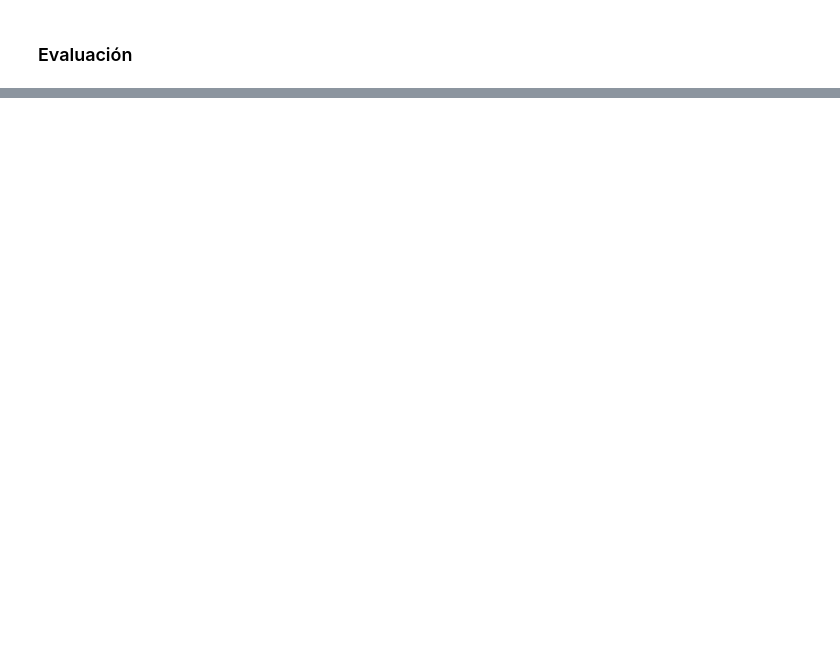
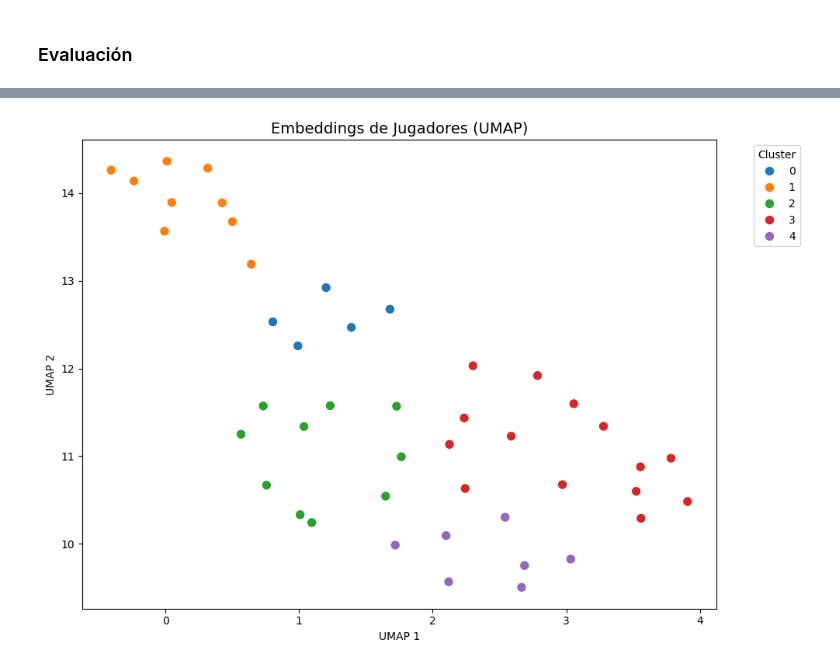
Before and after one commit to 212113114/ChessMatch-V2, a Jupyter notebook: clustering_gnn.ipynb, the cells around one changed output, grey strips where cells are left out. Drawn from its saved outputs; the diff is of its cells as text; code cells hidden in the pictures; blank space fills up the shorter version.

```diff
--- a/clustering_gnn.ipynb
+++ b/clustering_gnn.ipynb
@@ -510,0 +536,34 @@ df.to_csv("csvs/player_embeddings.csv", index=False)
+# %%
+jugadores = pd.read_csv("csvs/player_embeddings.csv")
+# %%
+jugadores['cluster'] = jugadores['player'].map(cluster_map)
+# Excluir la columna 'player' y 'cluster' para UMAP
+X = jugadores.drop(columns=['player', 'cluster'])
+
+# Reducir a 2D con UMAP
+reducer = umap.UMAP(random_state=42)
+embedding = reducer.fit_transform(X)
+
+# Crear nuevo DataFrame para graficar
+jugadores_umap = pd.DataFrame(embedding, columns=['UMAP_1', 'UMAP_2'])
+jugadores_umap['player'] = jugadores['player']
+jugadores_umap['cluster'] = jugadores['cluster']
+# %%
+plt.figure(figsize=(10, 7))
+sns.scatterplot(
+    data=jugadores_umap,
+    x='UMAP_1',
+    y='UMAP_2',
+    hue='cluster',
+    palette='tab10',
+    s=80
+)
+
+plt.title('Embeddings de Jugadores (UMAP)', fontsize=14)
+plt.xlabel('UMAP 1')
+plt.ylabel('UMAP 2')
+plt.legend(title='Cluster', bbox_to_anchor=(1.05, 1), loc='upper left')
+plt.tight_layout()
+plt.show()
+# %% [output]
+[figure, added]
```
Also changed, not shown: parts of 17 cells of this notebook, 3 other files.
